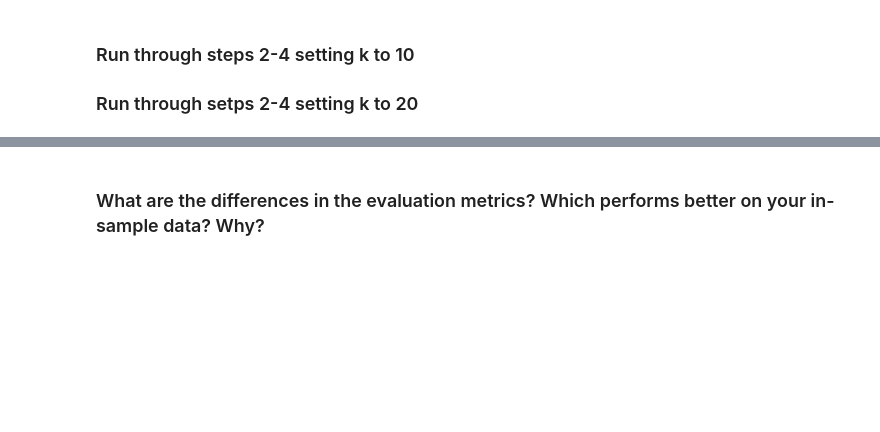
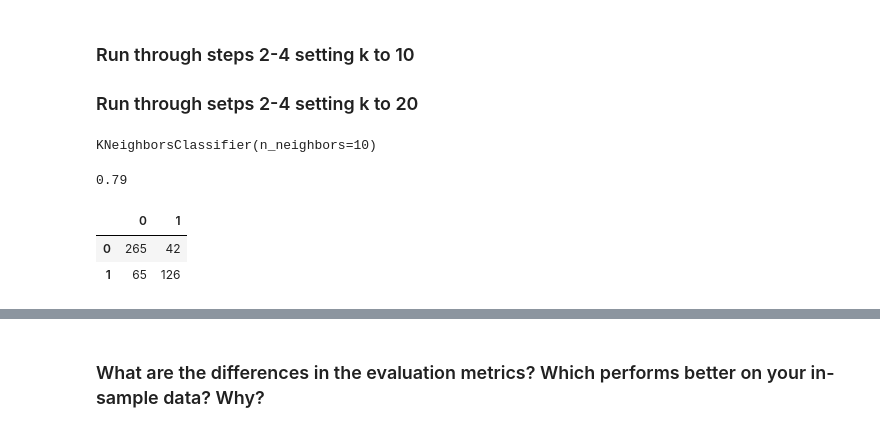
Before and after one commit to Olivert75/classification-exercises, a Jupyter notebook: model.ipynb, the cells around one changed output, grey strips where cells are left out. Saved outputs shown, nothing was run; the diff lists cells and outputs as text; code cells hidden in the pictures; blank space fills up the shorter version.

```diff
--- a/model.ipynb
+++ b/model.ipynb
@@ -431,3 +431,10 @@ f1 score is 0.73
 ### Run through steps 2-4 setting k to 10
 
 ### Run through setps 2-4 setting k to 20
+# %%
+knn10 = KNeighborsClassifier(n_neighbors = 10)
+knn10.fit(x_train, y_train)
+# %% [output]
+KNeighborsClassifier(n_neighbors=10)
+# %%
+y_pred = knn10.predict(x_train)
@@ -433,0 +443,11 @@ f1 score is 0.73
+# %%
+#model score
+print(f'{knn10.score(x_train,y_train):.2f}')
+# %% [output]
+0.79
+# %%
+pd.DataFrame(confusion_matrix(y_train, y_pred))
+# %% [output]
+|  | 0 | 1 |
+| 0 | 265 | 42 |
+| 1 | 65 | 126 |
```
Also changed, not shown: parts of 12 cells of this notebook.
